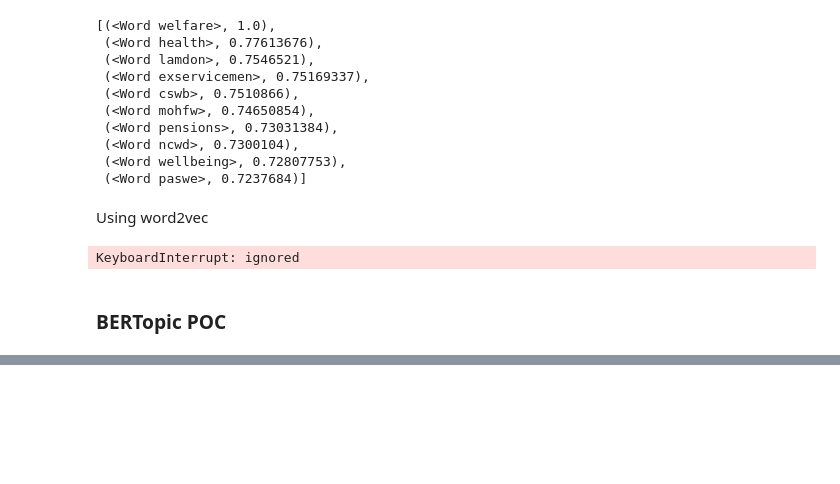
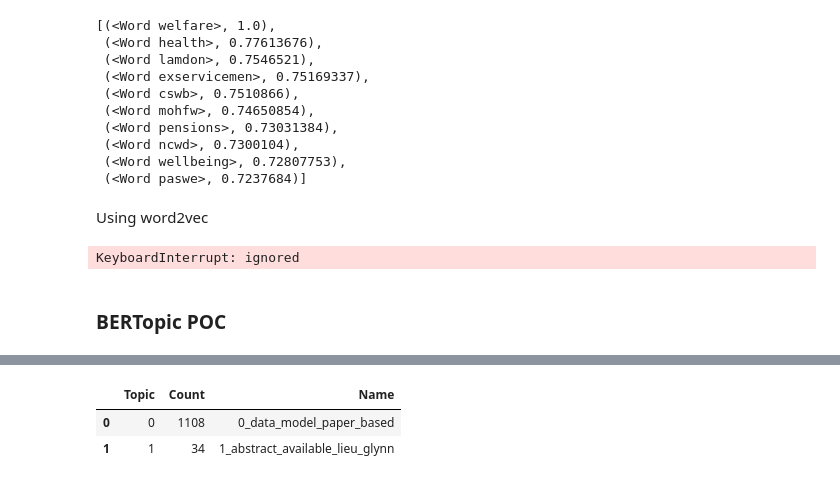
Before and after one commit to tristandewildt/ValueMonitor, a Jupyter notebook: Applying_Anchored_Corex.ipynb, the cells around one changed output, grey strips where cells are left out. Cells and saved outputs as stored; diff of their text form; code cells hidden in the pictures; blank space fills up the shorter version.

```diff
--- a/Applying_Anchored_Corex.ipynb
+++ b/Applying_Anchored_Corex.ipynb
@@ -363,0 +472,4 @@ topics, probs = topic_model.fit_transform(docs)
+# %%
+df_WOS = pd.read_csv("/content/drive/MyDrive/TU_Delft_DST/ValueMonitor_Data/WOS_hydrogen.csv")
+df_WOS = df_WOS[df_WOS['AB'].notna()]
+df_WOS.AB.head()
@@ -363,0 +483,6 @@ topics, probs = topic_model.fit_transform(docs)
+# %%
+df_WOS['clean_text'] = df_WOS.AB.apply(clean_text)
+# %%
+abs = df_WOS.clean_text.to_list()
+# %%
+topics2, probs2 = topic_model.fit_transform(abs)
@@ -363,0 +493,6 @@ topics, probs = topic_model.fit_transform(docs)
+# %%
+freq2 = topic_model.get_topic_info(); freq.head(5)
+# %% [output]
+|  | Topic | Count | Name |
+| 0 | 0 | 1108 | 0_data_model_paper_based |
+| 1 | 1 | 34 | 1_abstract_available_lieu_glynn |
```
Also changed, not shown: parts of 18 cells of this notebook.
